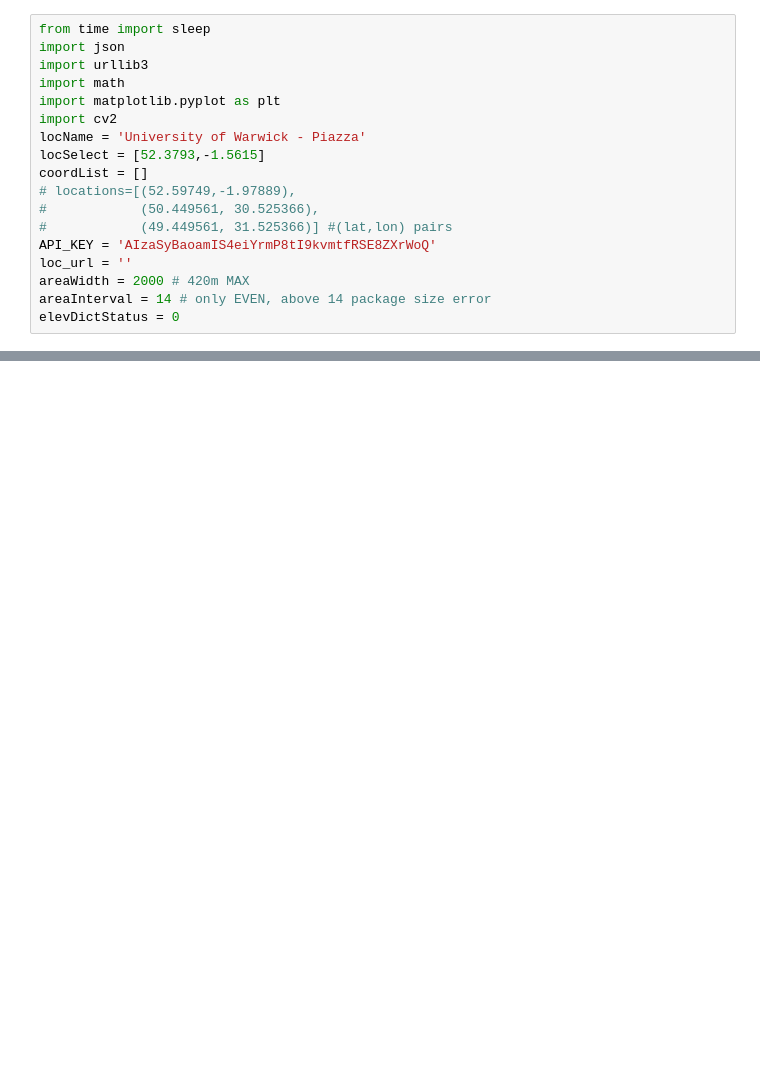
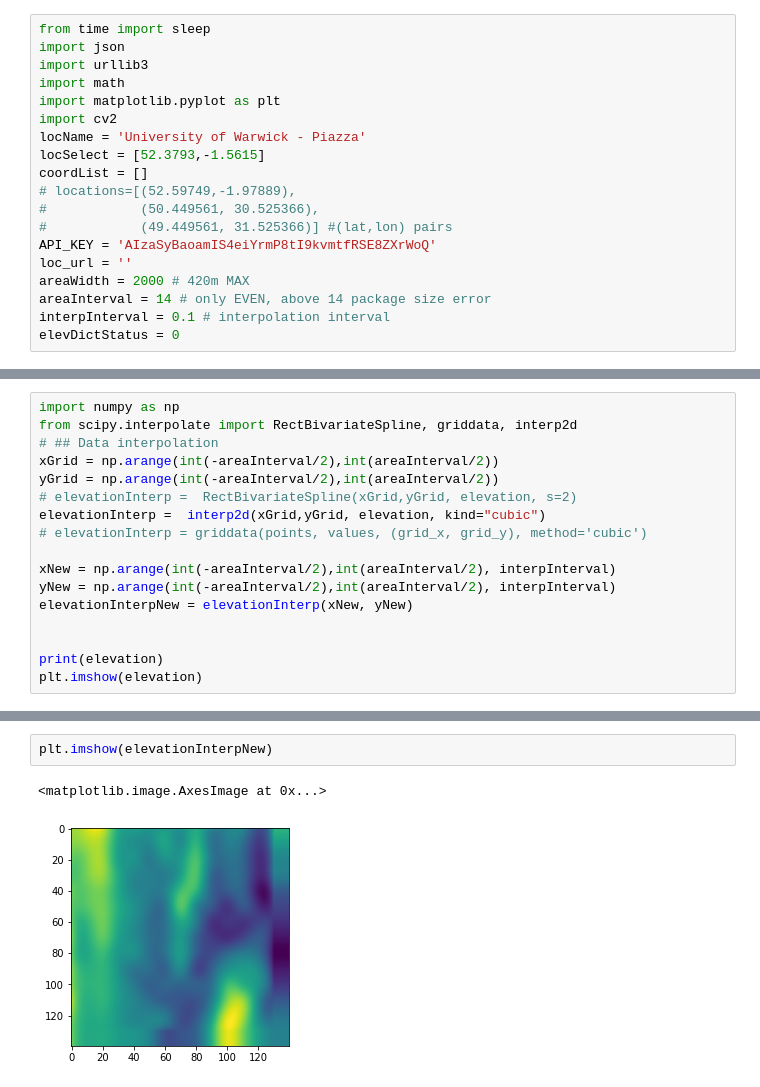
Before and after one commit to Misiek957/ActiveWalkerModelSimulation, a Jupyter notebook: elevation_notebook.ipynb, the cells around one changed output, grey strips where cells are left out. Cells and saved outputs as stored; diff of their text form; blank space fills up the shorter version.

Commit message:
point interpolation at 30 metre max interval

```diff
--- a/elevation_notebook.ipynb
+++ b/elevation_notebook.ipynb
@@ -15,6 +15,7 @@ API_KEY = 'AIzaSyBaoamIS4eiYrmP8tI9kvmtfRSE8ZXrWoQ'
 loc_url = ''
 areaWidth = 2000 # 420m MAX
 areaInterval = 14 # only EVEN, above 14 package size error
+interpInterval = 0.1 # interpolation interval
 elevDictStatus = 0
 # %%
 import json
@@ -147,0 +136,17 @@ plt.imshow(elevation)
+# %%
+import numpy as np
+from scipy.interpolate import RectBivariateSpline, griddata, interp2d
+# ## Data interpolation
+xGrid = np.arange(int(-areaInterval/2),int(areaInterval/2))
+yGrid = np.arange(int(-areaInterval/2),int(areaInterval/2))
+# elevationInterp =  RectBivariateSpline(xGrid,yGrid, elevation, s=2)
+elevationInterp =  interp2d(xGrid,yGrid, elevation, kind="cubic")
+# elevationInterp = griddata(points, values, (grid_x, grid_y), method='cubic')
+
+xNew = np.arange(int(-areaInterval/2),int(areaInterval/2), interpInterval)
+yNew = np.arange(int(-areaInterval/2),int(areaInterval/2), interpInterval)
+elevationInterpNew = elevationInterp(xNew, yNew)
+
+
+print(elevation)
+plt.imshow(elevation)
@@ -147,0 +157,5 @@ plt.imshow(elevation)
+# %%
+plt.imshow(elevationInterpNew)
+# %% [output]
+<matplotlib.image.AxesImage at 0x...>
+[figure, added]
```
Also changed, not shown: parts of 5 cells of this notebook.
